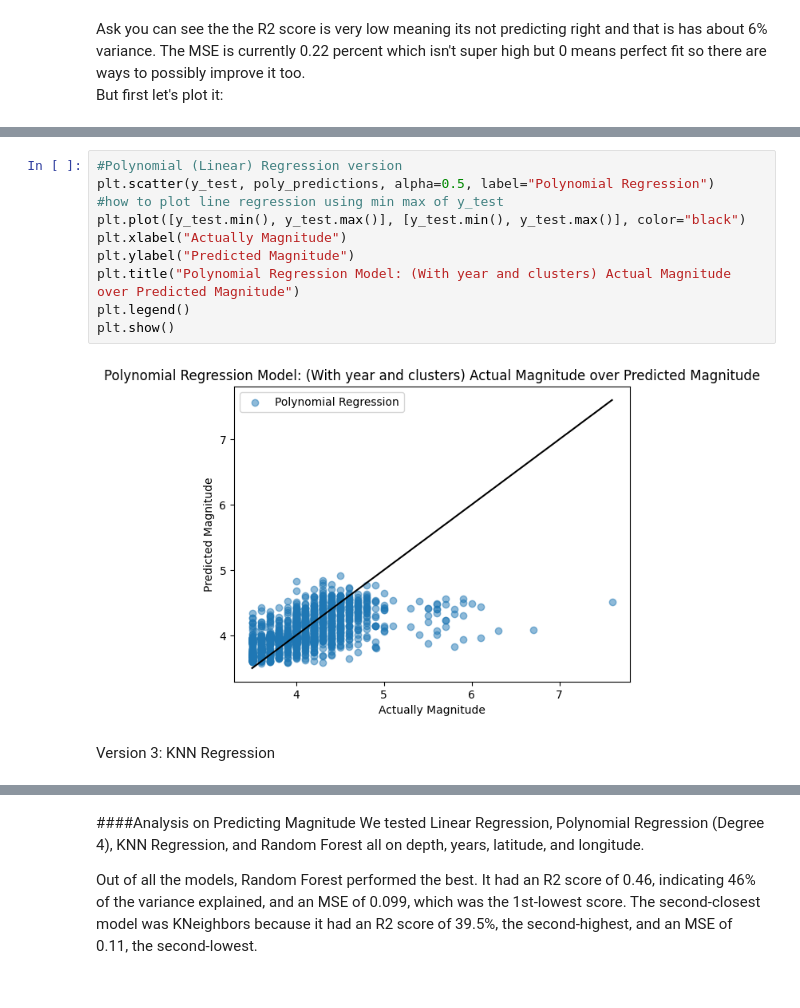
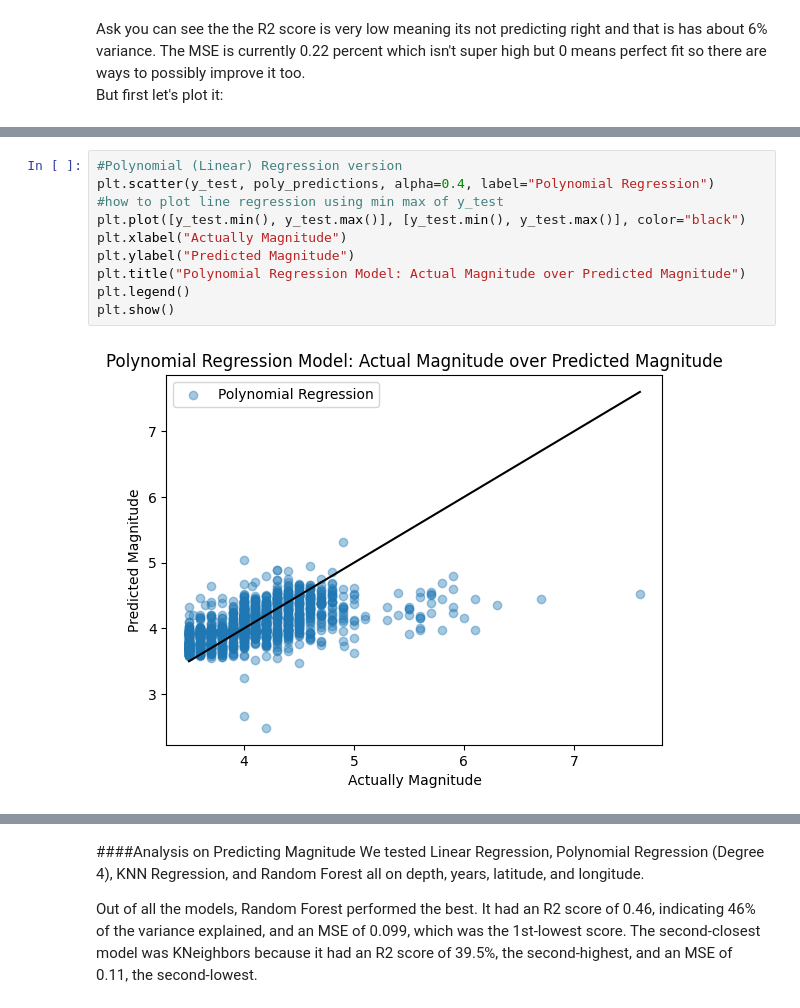
Before and after one commit to NatalieFig/cmsc320finalproj, a Jupyter notebook: CMSC320_Final_Project.ipynb, the cells around one changed output, grey strips where cells are left out. Cells and saved outputs as stored; diff of their text form.

Commit message:
transistion parts for ML models predict mag

```diff
--- a/CMSC320_Final_Project.ipynb
+++ b/CMSC320_Final_Project.ipynb
@@ -613,14 +616,12 @@ R2 score: 0.35136555696958816
 # %%
 #Polynomial (Linear) Regression version
-plt.scatter(y_test, poly_predictions, alpha=0.5, label="Polynomial Regression")
+plt.scatter(y_test, poly_predictions, alpha=0.4, label="Polynomial Regression")
 #how to plot line regression using min max of y_test
 plt.plot([y_test.min(), y_test.max()], [y_test.min(), y_test.max()], color="black")
 plt.xlabel("Actually Magnitude")
 plt.ylabel("Predicted Magnitude")
-plt.title("Polynomial Regression Model: (With year and clusters) Actual Magnitude over Predicted Magnitude")
+plt.title("Polynomial Regression Model: Actual Magnitude over Predicted Magnitude")
 plt.legend()
 plt.show()
 # %% [output]
-[figure, old version]
+[figure, new version]
-# %% [markdown]
-Version 3: KNN Regression
```
Also changed, not shown: parts of 30 cells of this notebook.
